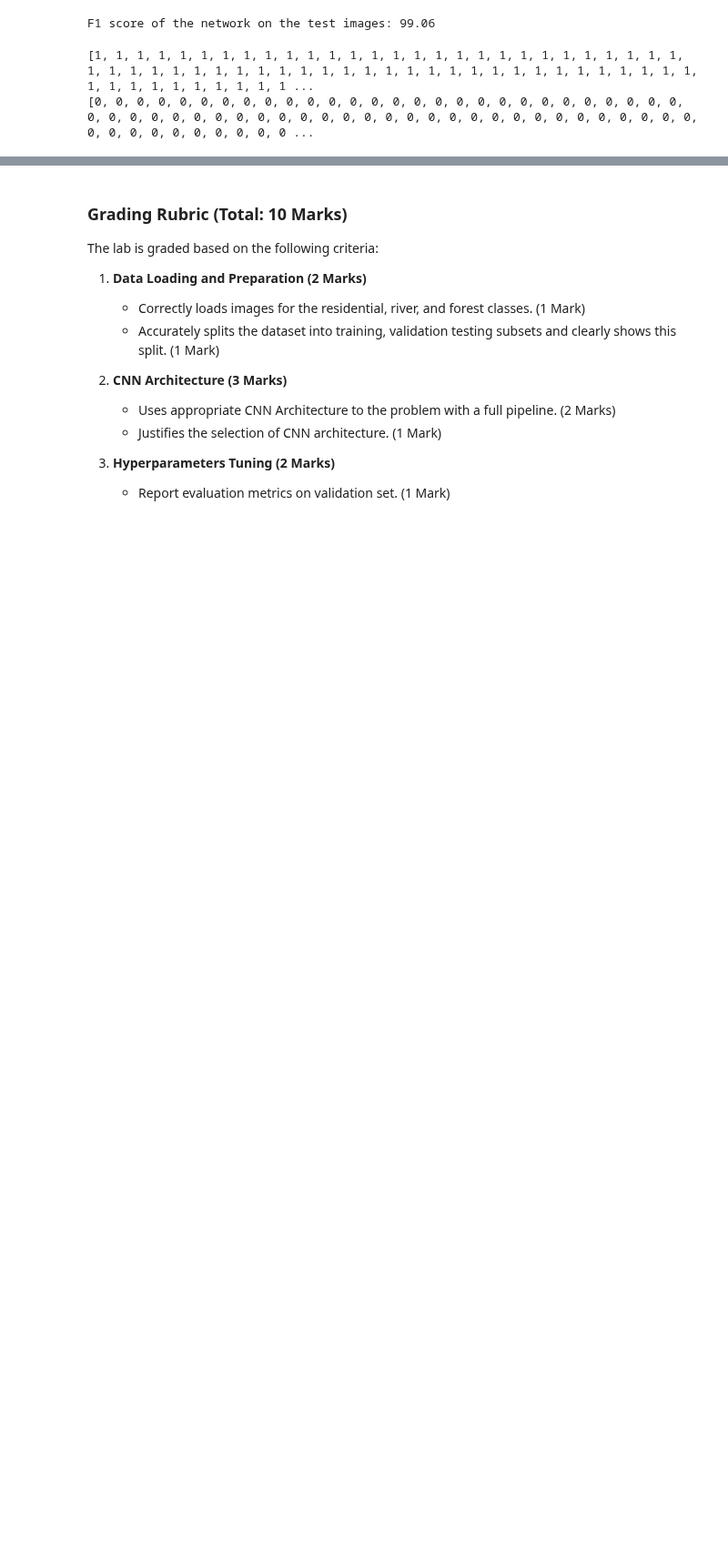
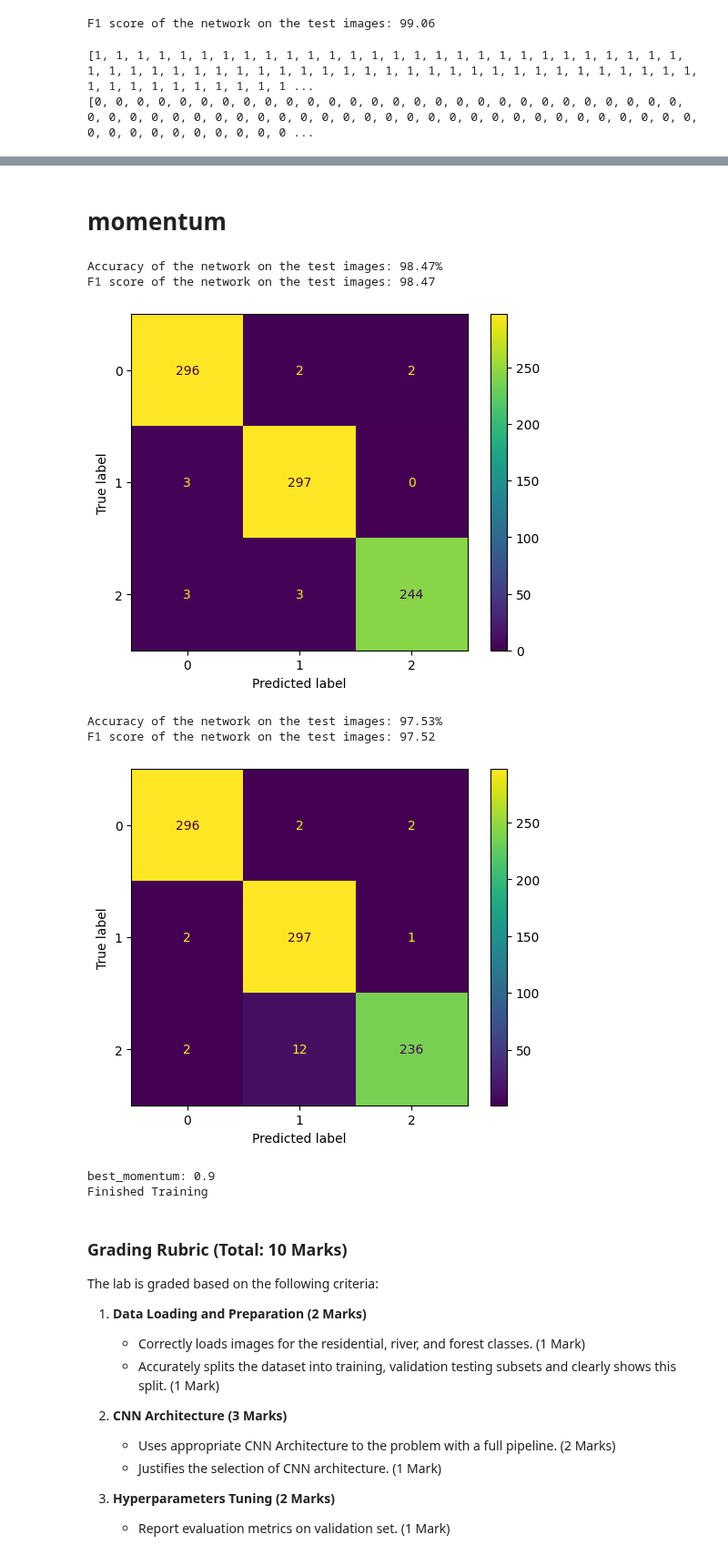
Before and after one commit to norhanreda/satellite-imagery-labs, a Jupyter notebook: Lab4 - CNN/Lab 4 - CNN/Convolutional Neural Networks_new_arc.ipynb, the cells around one changed output, grey strips where cells are left out. Shown at 91% size. Drawn from its saved outputs; the diff is of its cells as text; code cells hidden in the pictures; blank space fills up the shorter version.

```diff
--- a/Lab4 - CNN/Lab 4 - CNN/Convolutional Neural Networks_new_arc.ipynb
+++ b/Lab4 - CNN/Lab 4 - CNN/Convolutional Neural Networks_new_arc.ipynb
@@ -548,3 +786,54 @@ print(all_predicted)
+# %% [markdown]
+# momentum
+# %%
+net = Net()
+net = net.to(device)
+criterion = nn.CrossEntropyLoss()
+momentums = [0.9, 0.99]
+best_loss = float('inf')
+best_momentum = None
+for momentum in momentums:
+    optimizer = optim.SGD(net.parameters(), lr=0.001, momentum=momentum)
+    NUM_EPOCHS = 5
+    # Train the network
+    for epoch in range(NUM_EPOCHS):
+        running_loss = 0.0
+        for image , labels in tqdm(train_dataloader, desc=f"Epoch {epoch+1}/{NUM_EPOCHS}"):
+
+            image = image.float()
+            image = image.to(device)
+            labels = labels.to(device)
+            # print(image.shape)
+            # print(labels.shape)
+
+
+            optimizer.zero_grad()
+
+            outputs = net(image)
+            loss = criterion(outputs, labels)
+            loss.backward()
+            optimizer.step()
+
+            running_loss += loss.item()
+    validate(net)
+         # Update best hyperparameters if current model is better
+    if running_loss < best_loss:
+        best_loss = running_loss
+        best_momentum = momentum
+
+
+print(f"best_momentum: {best_momentum}")
+
+print('Finished Training')
+# %% [output]
+Accuracy of the network on the test images: 98.47%
+F1 score of the network on the test images: 98.47
+[figure, added]
+Accuracy of the network on the test images: 97.53%
+F1 score of the network on the test images: 97.52
+[figure, added]
+best_momentum: 0.9
+Finished Training
 # %%
 # Good Luck from Psy and wish me well
 # I wish you you well
```
Also changed, not shown: parts of 10 cells of this notebook, 2 other files.
